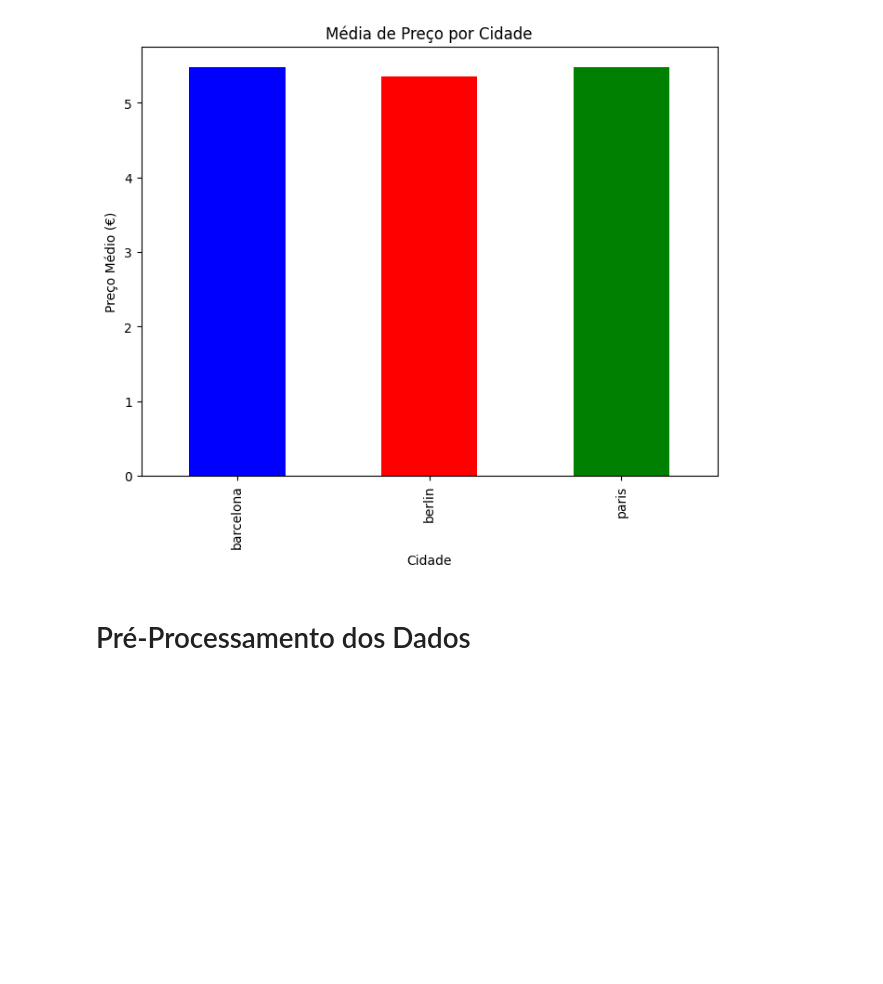
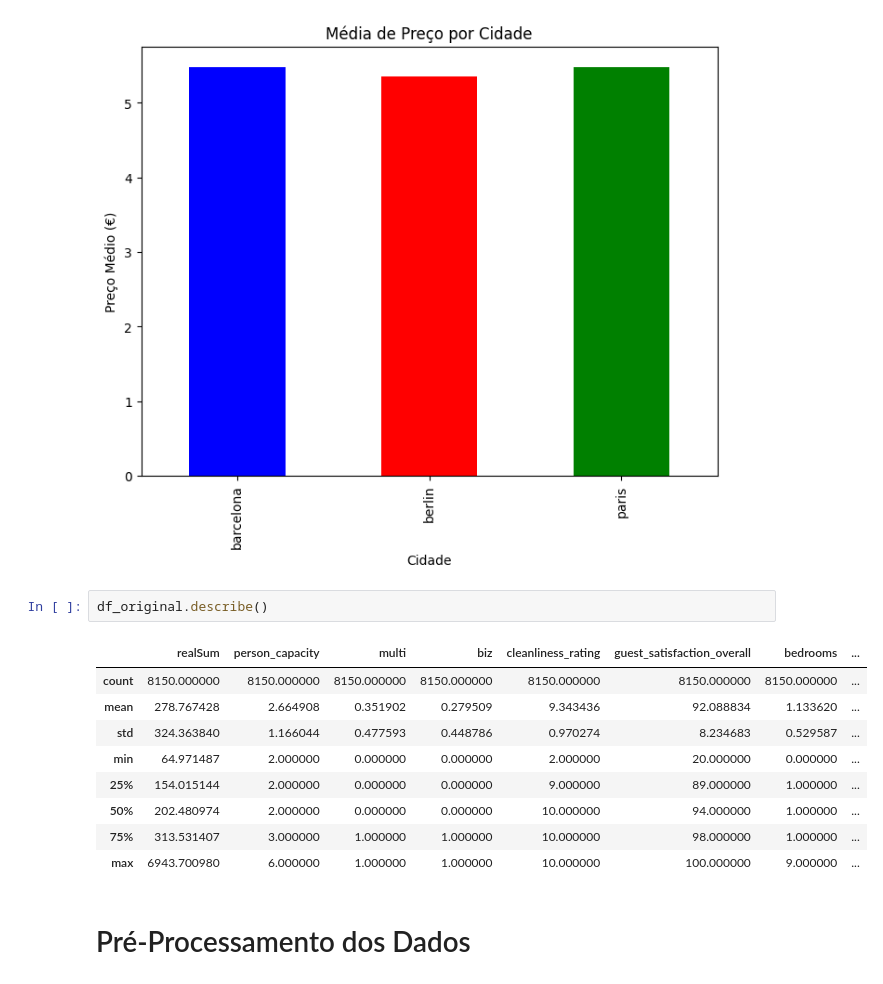
Before and after one commit to isabellimrqs/price-regression, a Jupyter notebook: case.ipynb, the cells around one changed output. Cells and saved outputs as stored; diff of their text form; blank space fills up the shorter version.

```diff
--- a/case.ipynb
+++ b/case.ipynb
@@ -314,6 +314,18 @@ plt.ylabel("Preço Médio (€)")
 plt.show()
 # %% [output]
 [figure]
+# %%
+df_original.describe()
+# %% [output]
+|  | realSum | person_capacity | multi | biz | cleanliness_rating | guest_satisfaction_overall | bedrooms | ... |
+| count | 8150.000000 | 8150.000000 | 8150.000000 | 8150.000000 | 8150.000000 | 8150.000000 | 8150.000000 | ... |
+| mean | 278.767428 | 2.664908 | 0.351902 | 0.279509 | 9.343436 | 92.088834 | 1.133620 | ... |
+| std | 324.363840 | 1.166044 | 0.477593 | 0.448786 | 0.970274 | 8.234683 | 0.529587 | ... |
+| min | 64.971487 | 2.000000 | 0.000000 | 0.000000 | 2.000000 | 20.000000 | 0.000000 | ... |
+| 25% | 154.015144 | 2.000000 | 0.000000 | 0.000000 | 9.000000 | 89.000000 | 1.000000 | ... |
+| 50% | 202.480974 | 2.000000 | 0.000000 | 0.000000 | 10.000000 | 94.000000 | 1.000000 | ... |
+| 75% | 313.531407 | 3.000000 | 1.000000 | 1.000000 | 10.000000 | 98.000000 | 1.000000 | ... |
+| max | 6943.700980 | 6.000000 | 1.000000 | 1.000000 | 10.000000 | 100.000000 | 9.000000 | ... |
 # %% [markdown]
 # Pré-Processamento dos Dados
 # %% [markdown]
```
Also changed, not shown: parts of 2 cells of this notebook.
